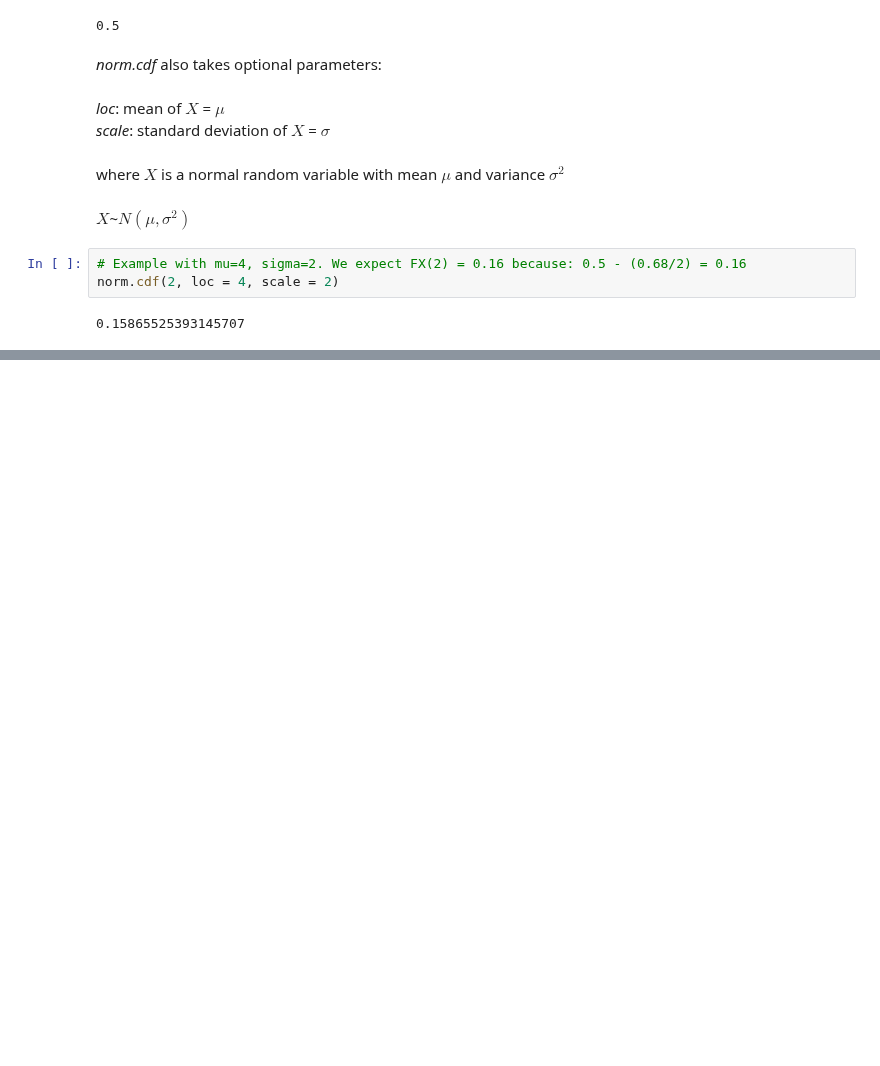
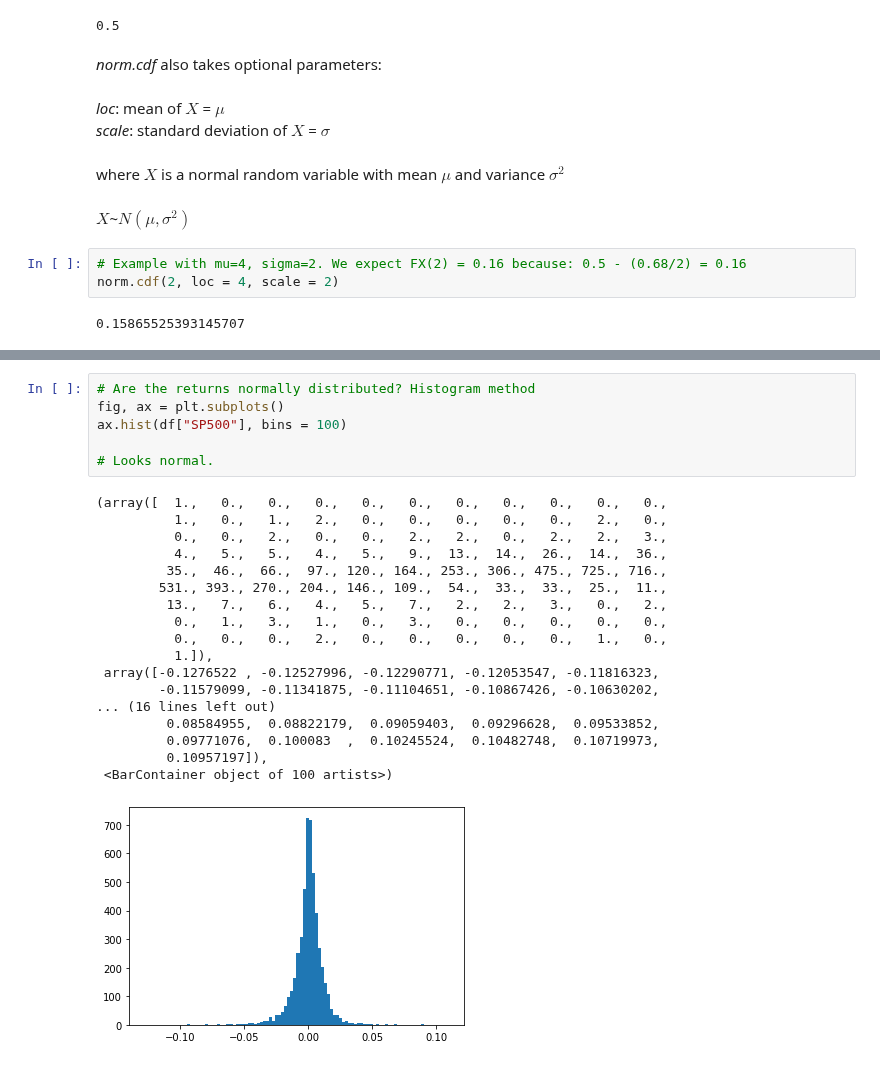
Before and after one commit to adevrent/wqu_mscfe, a Jupyter notebook: Financial Data/M2/L4.ipynb, the cells around one changed output, grey strips where cells are left out. Saved outputs shown, nothing was run; the diff lists cells and outputs as text; blank space fills up the shorter version.

```diff
--- a/Financial Data/M2/L4.ipynb
+++ b/Financial Data/M2/L4.ipynb
@@ -44,0 +113,25 @@ evalNormalCDF(2, 4, 4)  # Same with above.
+# %%
+# Are the returns normally distributed? Histogram method
+fig, ax = plt.subplots()
+ax.hist(df["SP500"], bins = 100)
+
+# Looks normal.
+# %% [output]
+(array([  1.,   0.,   0.,   0.,   0.,   0.,   0.,   0.,   0.,   0.,   0.,
+          1.,   0.,   1.,   2.,   0.,   0.,   0.,   0.,   0.,   2.,   0.,
+          0.,   0.,   2.,   0.,   0.,   2.,   2.,   0.,   2.,   2.,   3.,
+          4.,   5.,   5.,   4.,   5.,   9.,  13.,  14.,  26.,  14.,  36.,
+         35.,  46.,  66.,  97., 120., 164., 253., 306., 475., 725., 716.,
+        531., 393., 270., 204., 146., 109.,  54.,  33.,  33.,  25.,  11.,
+         13.,   7.,   6.,   4.,   5.,   7.,   2.,   2.,   3.,   0.,   2.,
+          0.,   1.,   3.,   1.,   0.,   3.,   0.,   0.,   0.,   0.,   0.,
+          0.,   0.,   0.,   2.,   0.,   0.,   0.,   0.,   0.,   1.,   0.,
+          1.]),
+ array([-0.1276522 , -0.12527996, -0.12290771, -0.12053547, -0.11816323,
+        -0.11579099, -0.11341875, -0.11104651, -0.10867426, -0.10630202,
+... (16 lines left out)
+         0.08584955,  0.08822179,  0.09059403,  0.09296628,  0.09533852,
+         0.09771076,  0.100083  ,  0.10245524,  0.10482748,  0.10719973,
+         0.10957197]),
+ <BarContainer object of 100 artists>)
+[figure, added]
```
Also changed, not shown: parts of 12 cells of this notebook.
